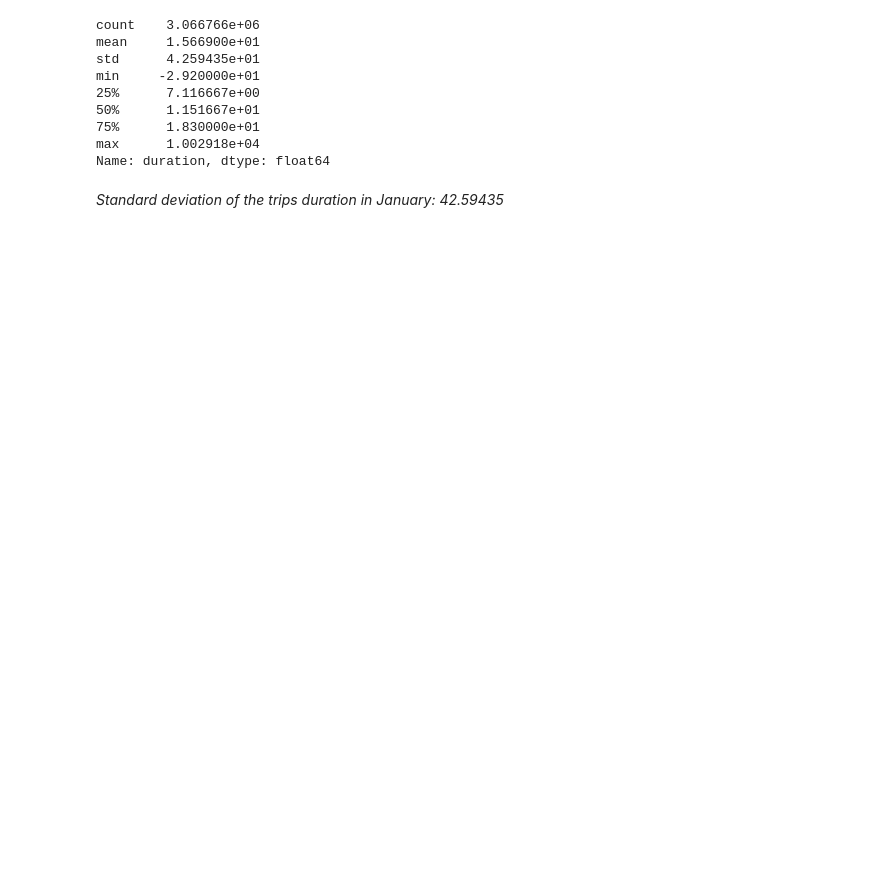
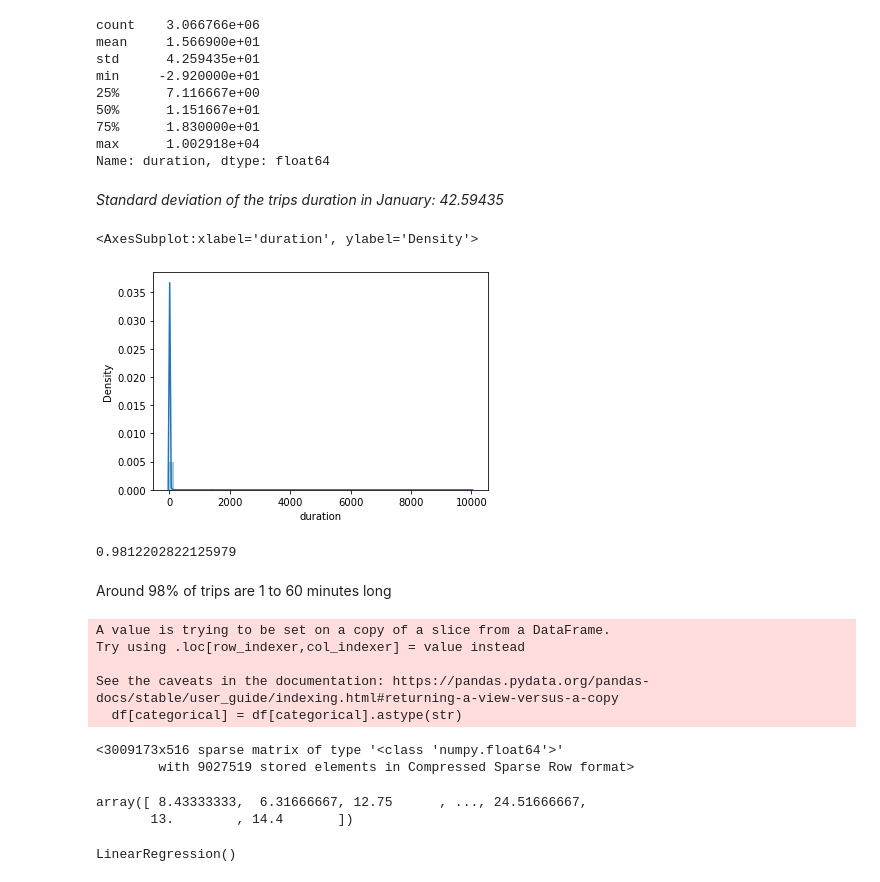
Before and after one commit to introspective321/MLOps_Zoomcamp, a Jupyter notebook: 01-intro/homework.ipynb, the cells around one changed output. Drawn from its saved outputs; the diff is of its cells as text; code cells hidden in the pictures; blank space fills up the shorter version.

```diff
--- a/01-intro/homework.ipynb
+++ b/01-intro/homework.ipynb
@@ -12,4 +18,9 @@ pd.__version__
 Requirement already satisfied: pyarrow in /home/codespace/anaconda3/lib/python3.9/site-packages (16.1.0)
 Requirement already satisfied: numpy>=1.16.6 in /home/codespace/anaconda3/lib/python3.9/site-packages (from pyarrow) (1.21.5)
 # %%
-df = pd.read_parquet('https://d37ci6vzurychx.cloudfront.net/trip-data/yellow_tripdata_2023-01.parquet')
+df_train = pd.read_parquet('https://d37ci6vzurychx.cloudfront.net/trip-data/yellow_tripdata_2023-01.parquet')
+df_val = pd.read_parquet('https://d37ci6vzurychx.cloudfront.net/trip-data/yellow_tripdata_2023-02.parquet')
+
+df['duration'] = df.tpep_dropoff_datetime - df.tpep_pickup_datetime
+df.duration = df.duration.apply(lambda td: td.total_seconds()/60)
+df.duration.describe()
@@ -56,5 +67,13 @@ Name: duration, dtype: float64
 # %% [markdown]
 *Standard deviation of the trips duration in January: 42.59435*
 # %%
-categorical = ['VendorID', '']
-numerical = ['', '']
+sns.distplot(df.duration)
+# %% [output]
+<AxesSubplot:xlabel='duration', ylabel='Density'>
+[figure, added]
+# %%
+((df.duration>=1) & (df.duration<=60)).mean()
+# %% [output]
+0.9812202822125979
+# %% [markdown]
+Around 98% of trips are 1 to 60 minutes long
@@ -60,0 +85,8 @@ numerical = ['', '']
+# %%
+df[categorical] = df[categorical].astype(str)
+# %% [output]
+A value is trying to be set on a copy of a slice from a DataFrame.
+Try using .loc[row_indexer,col_indexer] = value instead
+
+See the caveats in the documentation: https://pandas.pydata.org/pandas-docs/stable/user_guide/indexing.html#returning-a-view-versus-a-copy
+  df[categorical] = df[categorical].astype(str)
@@ -60,0 +98,5 @@ numerical = ['', '']
+# %%
+X_train
+# %% [output]
+<3009173x516 sparse matrix of type '<class 'numpy.float64'>'
+        with 9027519 stored elements in Compressed Sparse Row format>
@@ -60,0 +106,10 @@ numerical = ['', '']
+# %%
+y_train
+# %% [output]
+array([ 8.43333333,  6.31666667, 12.75      , ..., 24.51666667,
+       13.        , 14.4       ])
+# %%
+lr = LinearRegression()
+lr.fit(X_train, y_train)
+# %% [output]
+LinearRegression()
```
Also changed, not shown: parts of 18 cells of this notebook.
